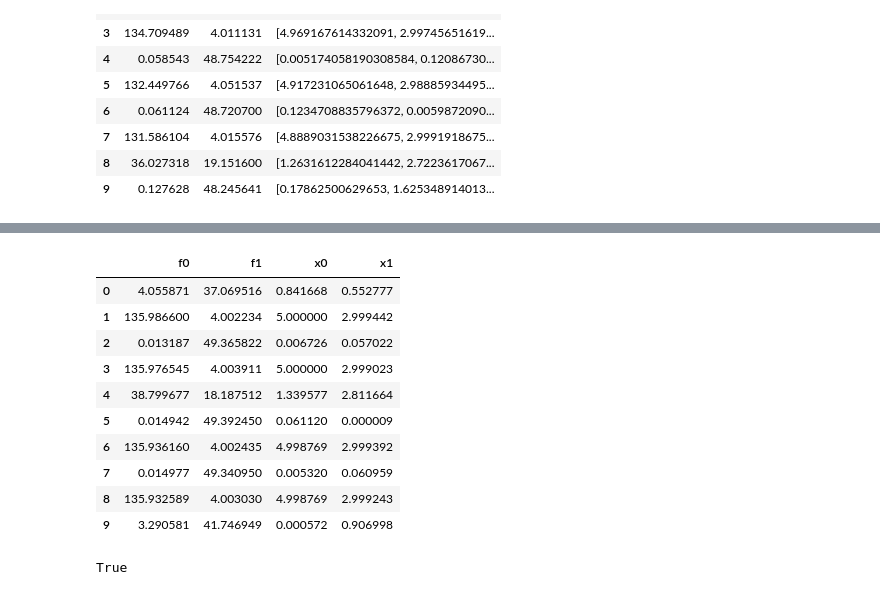
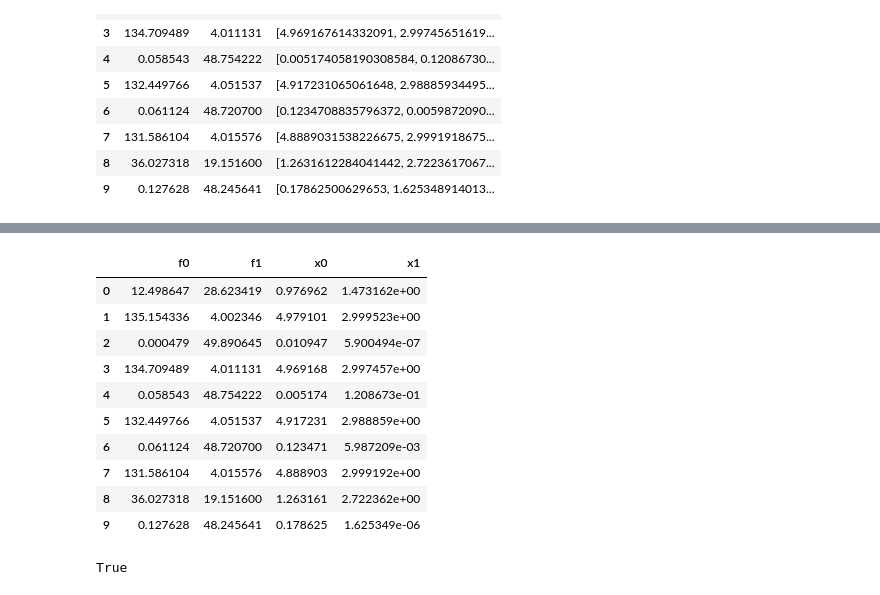
Before and after one commit to arfc/osier, a Jupyter notebook: docs/source/examples/mga_tutorial.ipynb, the cells around one changed output, grey strips where cells are left out. Drawn from its saved outputs; the diff is of its cells as text; code cells hidden in the pictures.

```diff
--- a/docs/source/examples/mga_tutorial.ipynb
+++ b/docs/source/examples/mga_tutorial.ipynb
@@ -50,7 +50,7 @@ b = max(F[:,0])
 f1 = F[:,0]
 f2 = F[:,1]
 shift = 0.75
-slack = 0.2
+slack = 0.1
 alpha = 0.5
 F1 = f1 * (1+slack)
 F2 = f2 * (1+slack)
@@ -190,17 +214,17 @@ mga_res
 # %%
-n_mga(results_obj=res, seed=45, wide_form=True)
+n_mga(results_obj=res, slack=slack, seed=45, wide_form=True)
 # %% [output]
 |  | f0 | f1 | x0 | x1 |
-| 0 | 4.055871 | 37.069516 | 0.841668 | 0.552777 |
-| 1 | 135.986600 | 4.002234 | 5.000000 | 2.999442 |
-| 2 | 0.013187 | 49.365822 | 0.006726 | 0.057022 |
-| 3 | 135.976545 | 4.003911 | 5.000000 | 2.999023 |
-| 4 | 38.799677 | 18.187512 | 1.339577 | 2.811664 |
-| 5 | 0.014942 | 49.392450 | 0.061120 | 0.000009 |
-| 6 | 135.936160 | 4.002435 | 4.998769 | 2.999392 |
-| 7 | 0.014977 | 49.340950 | 0.005320 | 0.060959 |
-| 8 | 135.932589 | 4.003030 | 4.998769 | 2.999243 |
-| 9 | 3.290581 | 41.746949 | 0.000572 | 0.906998 |
+| 0 | 12.498647 | 28.623419 | 0.976962 | 1.473162e+00 |
+| 1 | 135.154336 | 4.002346 | 4.979101 | 2.999523e+00 |
+| 2 | 0.000479 | 49.890645 | 0.010947 | 5.900494e-07 |
+| 3 | 134.709489 | 4.011131 | 4.969168 | 2.997457e+00 |
+| 4 | 0.058543 | 48.754222 | 0.005174 | 1.208673e-01 |
+| 5 | 132.449766 | 4.051537 | 4.917231 | 2.988859e+00 |
+| 6 | 0.061124 | 48.720700 | 0.123471 | 5.987209e-03 |
+| 7 | 131.586104 | 4.015576 | 4.888903 | 2.999192e+00 |
+| 8 | 36.027318 | 19.151600 | 1.263161 | 2.722362e+00 |
+| 9 | 0.127628 | 48.245641 | 0.178625 | 1.625349e-06 |
 # %%
 x = np.arange(3)
 grid = np.array(list(it.product(x,x)))
```
Also changed, not shown: parts of 20 cells of this notebook, 2 other files.
